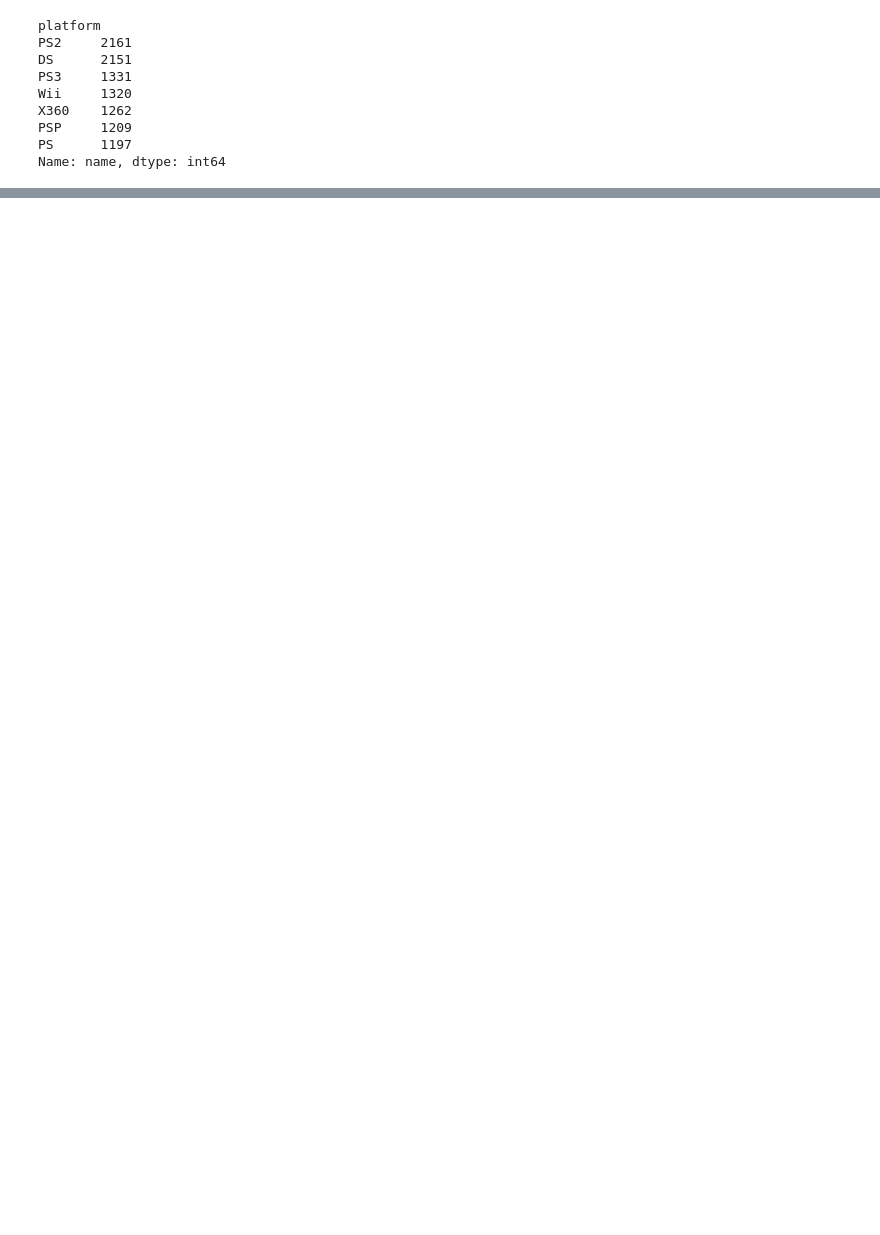
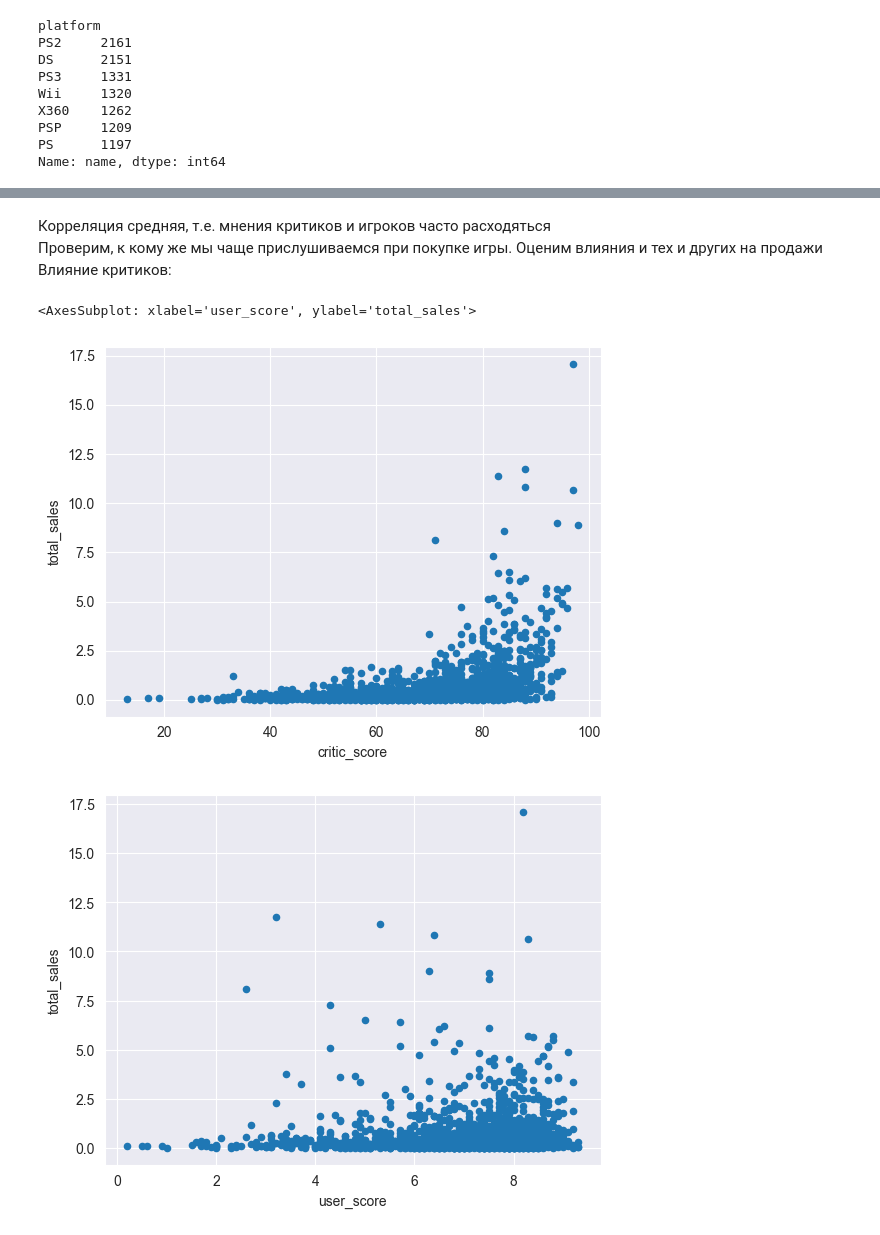
Before and after one commit to Shurick-G/practicum, a Jupyter notebook: prefab_project_1/prefab_project_1.ipynb, the cells around one changed output, grey strips where cells are left out. Cells and saved outputs as stored; diff of their text form; code cells hidden in the pictures; blank space fills up the shorter version.

```diff
--- a/prefab_project_1/prefab_project_1.ipynb
+++ b/prefab_project_1/prefab_project_1.ipynb
@@ -353,0 +370,11 @@ Name: name, dtype: int64
+# %% [markdown]
+Корреляция средняя, т.е. мнения критиков и игроков часто расходяться<br>
+Проверим, к кому же мы чаще прислушиваемся при покупке игры. Оценим влияния и тех и других на продажи<br>
+Влияние критиков:
+# %%
+df_ps.plot.scatter(x='critic_score', y='total_sales')
+df_ps.plot.scatter(x='user_score', y='total_sales')
+# %% [output]
+<AxesSubplot: xlabel='user_score', ylabel='total_sales'>
+[figure, added]
+[figure, added]
```
Also changed, not shown: parts of 39 cells of this notebook.
